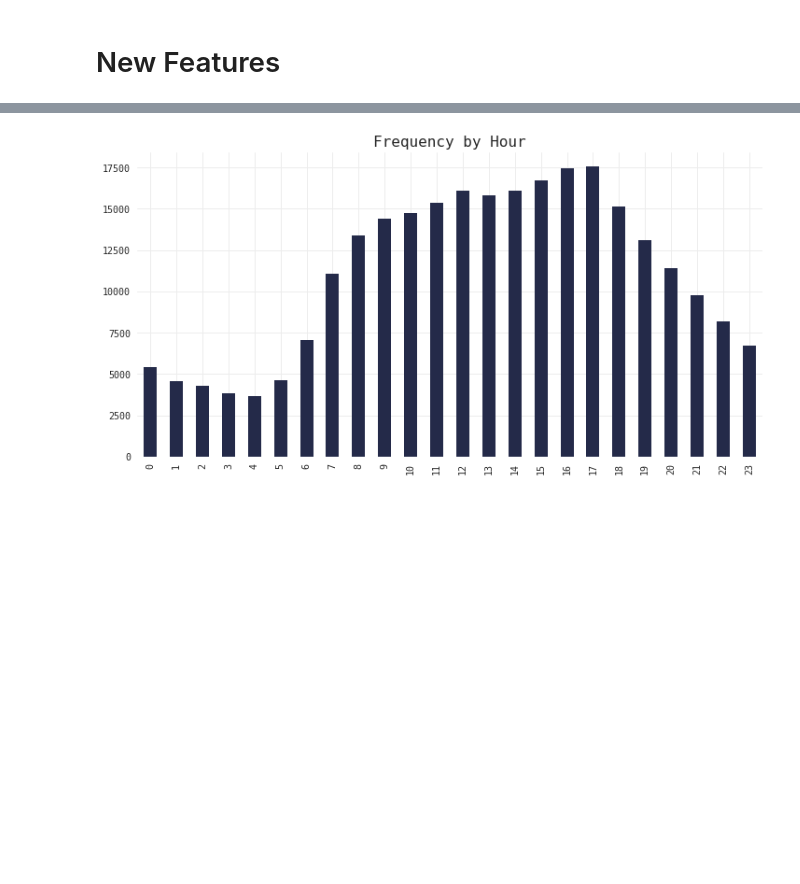
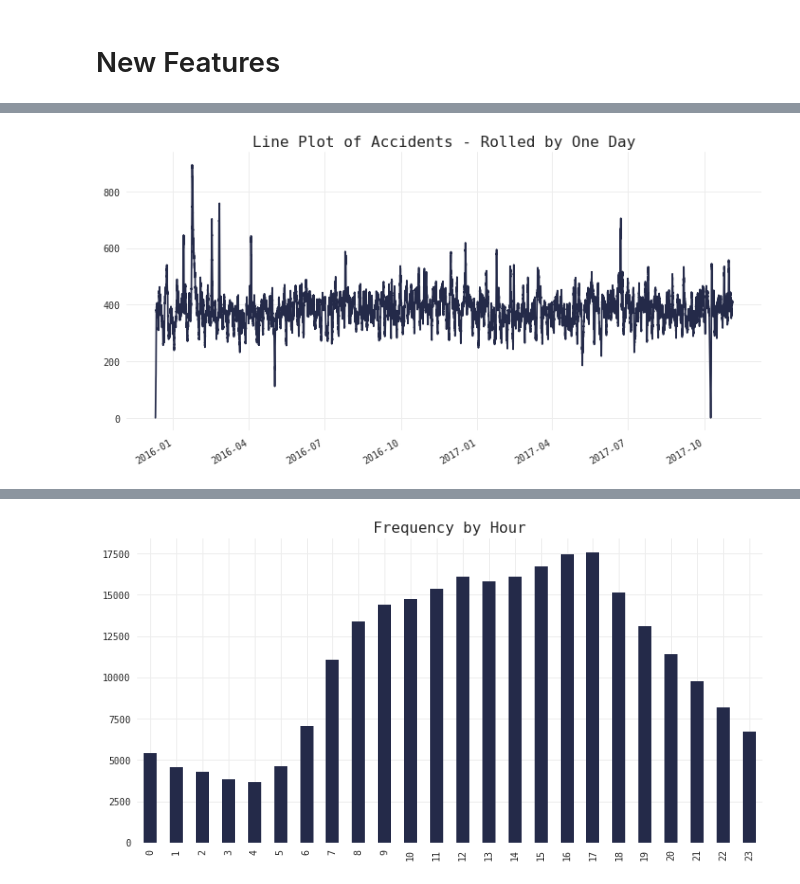
Before and after one commit to qu4ku/datasets-analysis, a Jupyter notebook: 006-emergency-911-calls.ipynb, the cells around one changed output, grey strips where cells are left out. Cells and saved outputs as stored; diff of their text form; code cells hidden in the pictures; blank space fills up the shorter version.

```diff
--- a/006-emergency-911-calls.ipynb
+++ b/006-emergency-911-calls.ipynb
@@ -213,0 +199,5 @@ array(['lat', 'long', 'zip'], dtype=object)
+# %%
+df.timeStamp.value_counts().sort_index().rolling('1d').sum().plot(kind='line', color=MC)
+plt.title('Line Plot of Accidents - Rolled by One Day');
+# %% [output]
+[figure, added]
```
Also changed, not shown: parts of 27 cells of this notebook.
